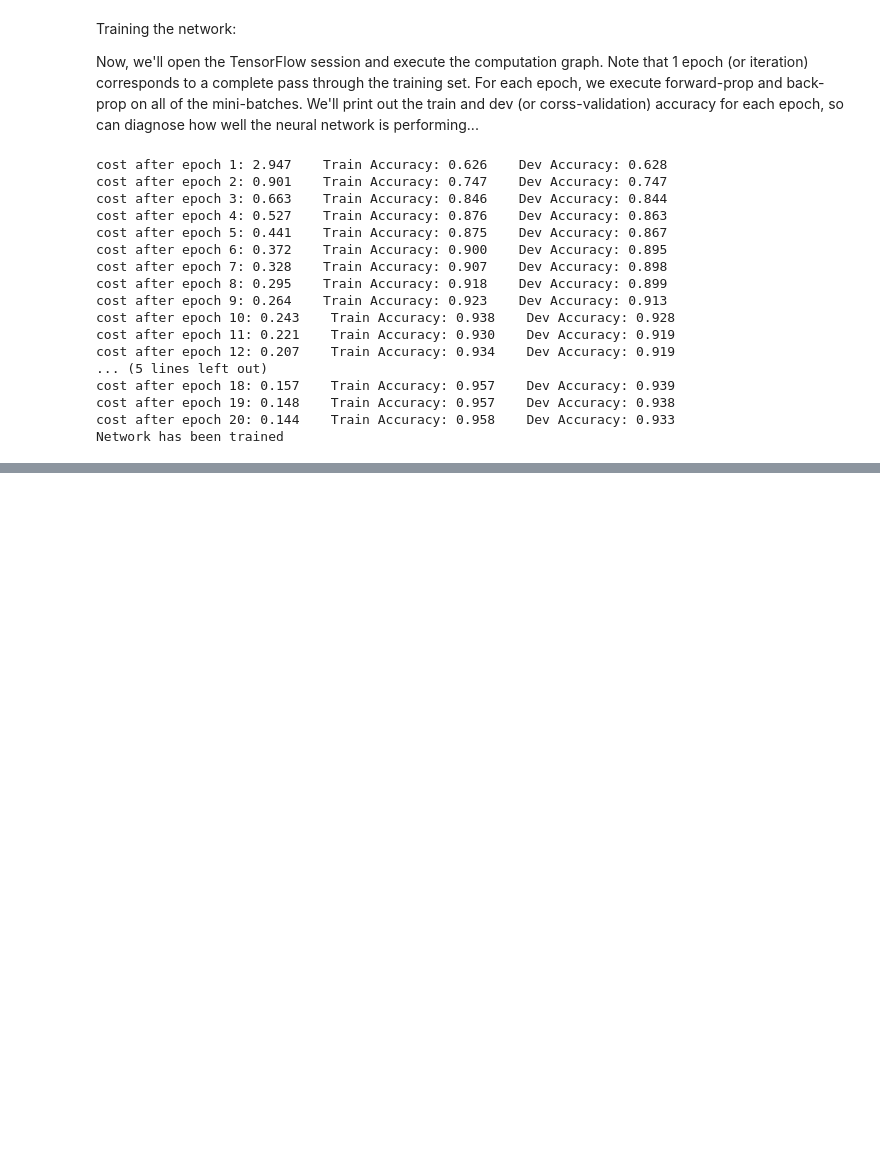
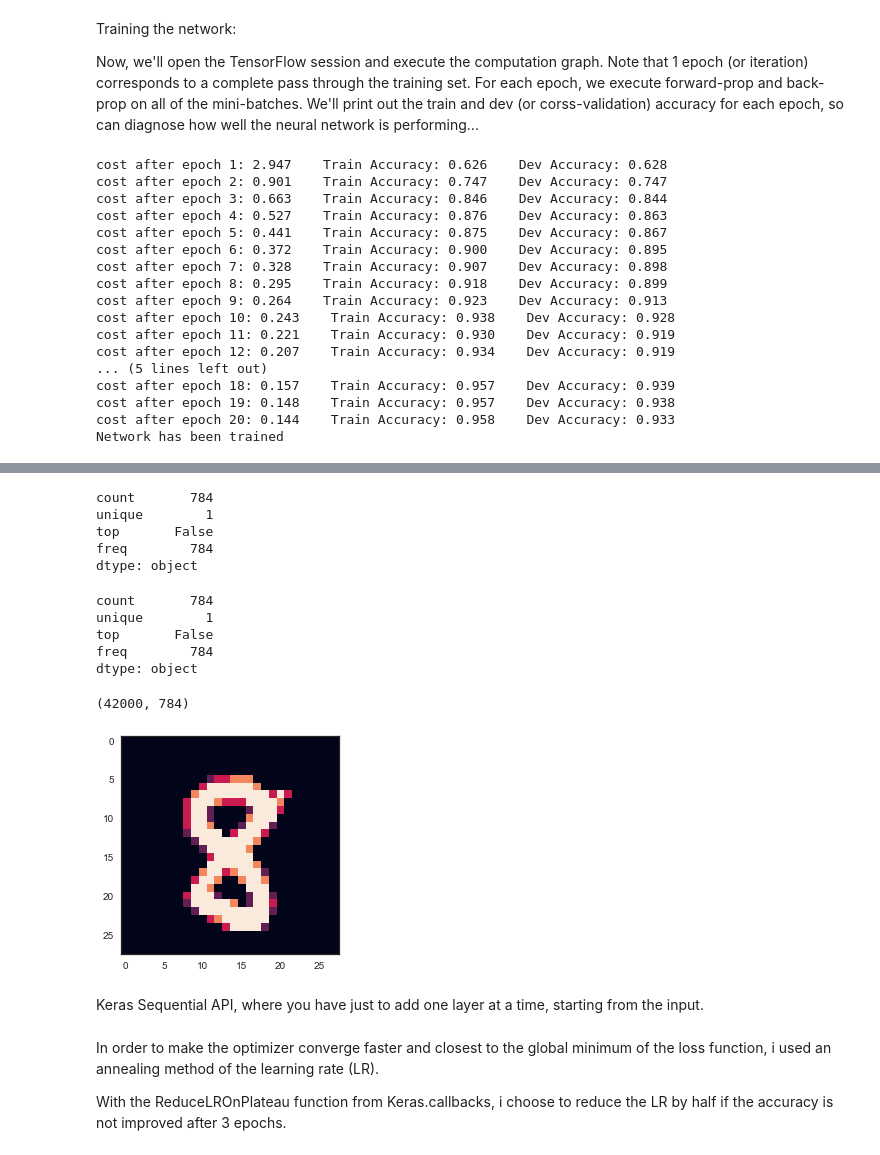
Before and after one commit to Ajithvajrala23/Examples, a Jupyter notebook: digit_recogniser.ipynb, the cells around one changed output, grey strips where cells are left out. Cells and saved outputs as stored; diff of their text form; code cells hidden in the pictures; blank space fills up the shorter version.

```diff
--- a/digit_recogniser.ipynb
+++ b/digit_recogniser.ipynb
@@ -381,0 +546,43 @@ submission_df.to_csv("submission.csv", index=False, header=True)
+# %%
+#check data
+X_train.isnull().any().describe()
+# %% [output]
+count       784
+unique        1
+top       False
+freq        784
+dtype: object
+# %%
+test.isnull().any().describe()
+# %% [output]
+count       784
+unique        1
+top       False
+freq        784
+dtype: object
+# %%
+#normalization
+X_train = X_train/255.0
+test = test/255.0
+# %%
+X_train.shape
+# %% [output]
+(42000, 784)
+# %%
+#reshape image
+X_train = X_train.values.reshape(-1, 28, 28,1)
+test = test.values.reshape(-1, 28, 28,1)
+# %%
+#Label encoding
+Y_train = to_categorical(Y_train, num_classes=10)
+# %%
+random_seed =144
+X_train, X_val, Y_train, Y_val =train_test_split(X_train, Y_train, test_size = 0.1, random_state =random_seed)
+# %%
+#show some examples
+g = plt.imshow(X_val[0][:,:,0])
+# %% [output]
+[figure, added]
+# %% [markdown]
+
+Keras Sequential API, where you have just to add one layer at a time, starting from the input.
@@ -381,0 +623,4 @@ submission_df.to_csv("submission.csv", index=False, header=True)
+# %% [markdown]
+In order to make the optimizer converge faster and closest to the global minimum of the loss function, i used an annealing method of the learning rate (LR).
+
+With the ReduceLROnPlateau function from Keras.callbacks, i choose to reduce the LR by half if the accuracy is not improved after 3 epochs.
```
Also changed, not shown: parts of 32 cells of this notebook, 40 other files.
